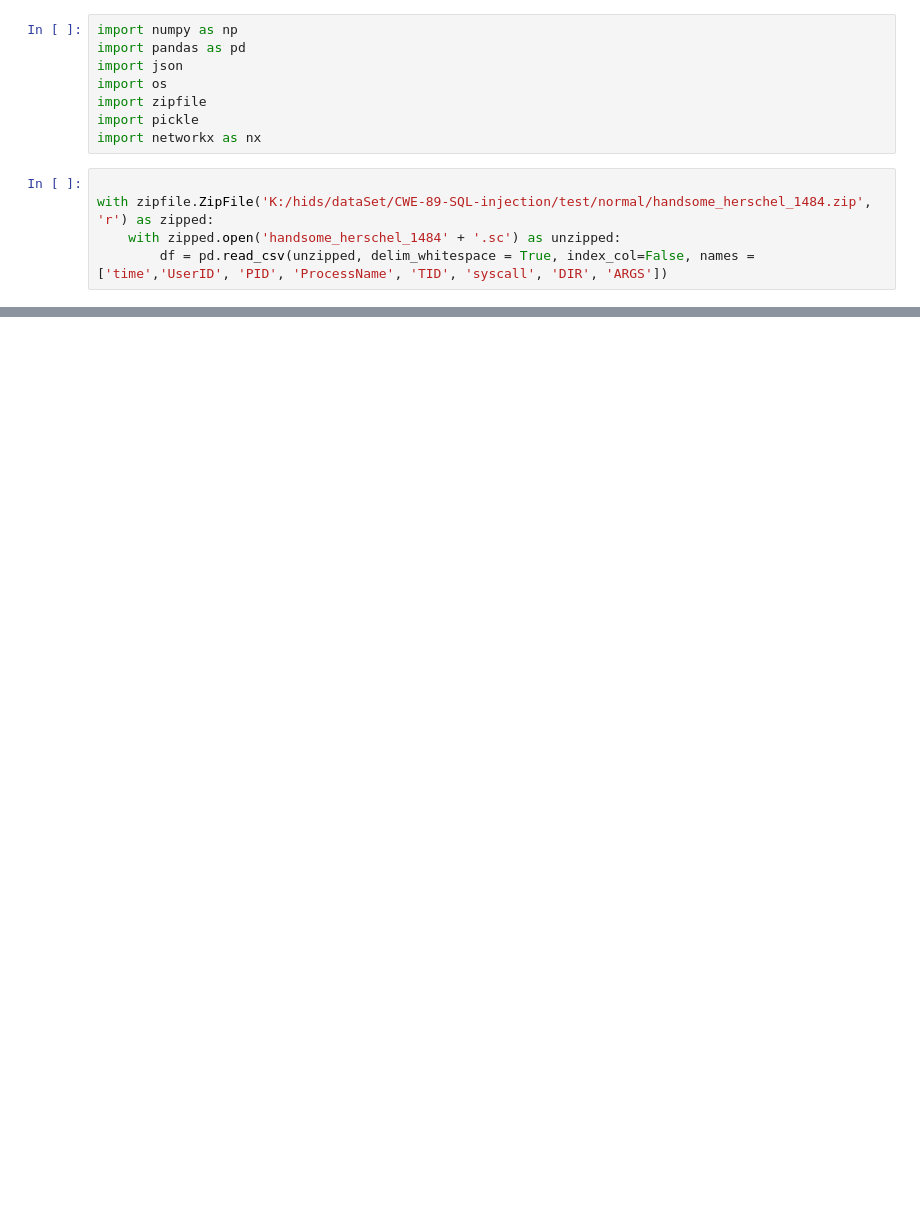
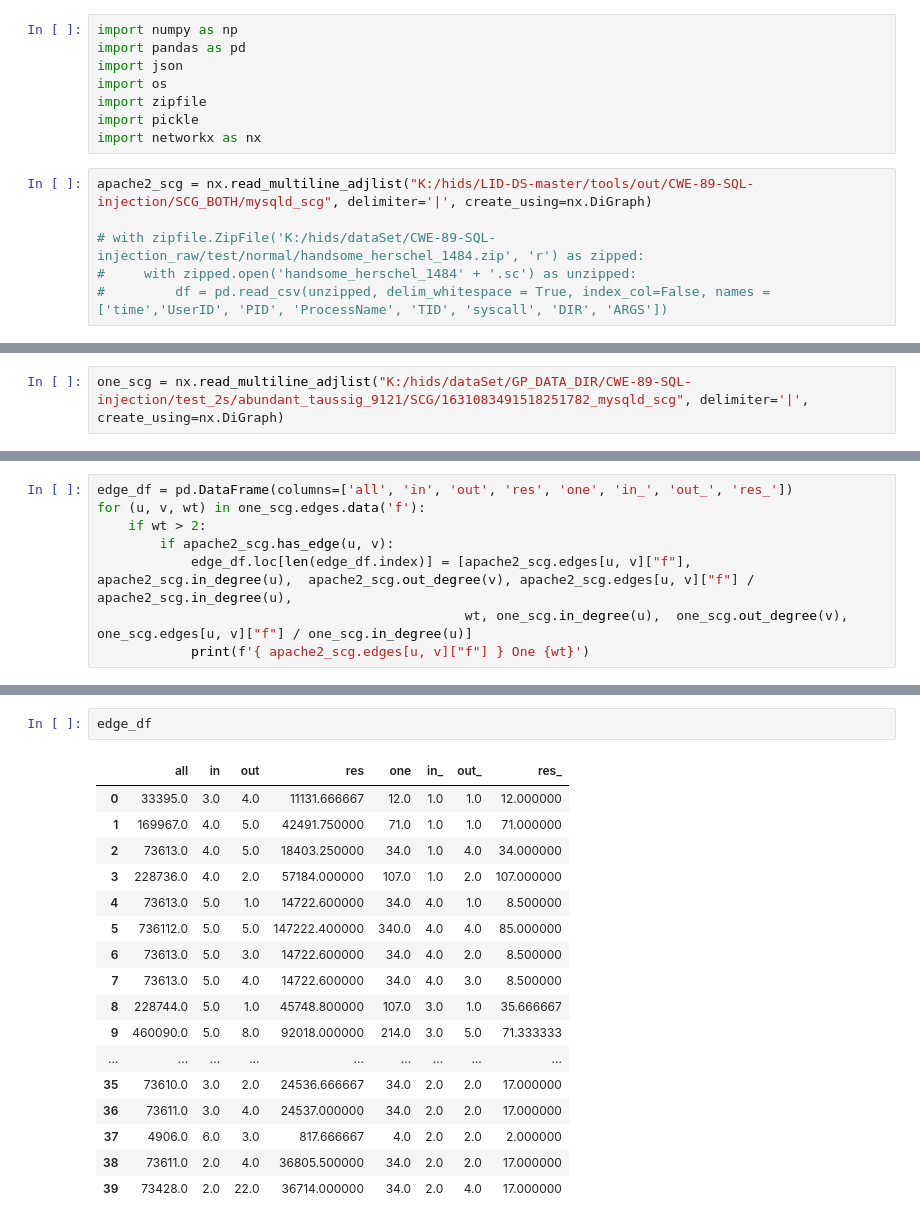
Before and after one commit to paperg/LID-DS-RAW, a Jupyter notebook: tools/analyze/syscall_graph.ipynb, the cells around one changed output, grey strips where cells are left out. Saved outputs shown, nothing was run; the diff lists cells and outputs as text; blank space fills up the shorter version.

```diff
--- a/tools/analyze/syscall_graph.ipynb
+++ b/tools/analyze/syscall_graph.ipynb
@@ -7,7 +7,8 @@ import zipfile
 import pickle
 import networkx as nx
 # %%
+apache2_scg = nx.read_multiline_adjlist("K:/hids/LID-DS-master/tools/out/CWE-89-SQL-injection/SCG_BOTH/mysqld_scg", delimiter='|', create_using=nx.DiGraph)
 
-with zipfile.ZipFile('K:/hids/dataSet/CWE-89-SQL-injection/test/normal/handsome_herschel_1484.zip', 'r') as zipped:
-    with zipped.open('handsome_herschel_1484' + '.sc') as unzipped:
-        df = pd.read_csv(unzipped, delim_whitespace = True, index_col=False, names = ['time','UserID', 'PID', 'ProcessName', 'TID', 'syscall', 'DIR', 'ARGS'])
+# with zipfile.ZipFile('K:/hids/dataSet/CWE-89-SQL-injection_raw/test/normal/handsome_herschel_1484.zip', 'r') as zipped:
+#     with zipped.open('handsome_herschel_1484' + '.sc') as unzipped:
+#         df = pd.read_csv(unzipped, delim_whitespace = True, index_col=False, names = ['time','UserID', 'PID', 'ProcessName', 'TID', 'syscall', 'DIR', 'ARGS'])
@@ -27,0 +15,2 @@ with zipfile.ZipFile('K:/hids/dataSet/CWE-89-SQL-injection/test/normal/handsome_
+# %%
+one_scg = nx.read_multiline_adjlist("K:/hids/dataSet/GP_DATA_DIR/CWE-89-SQL-injection/test_2s/abundant_taussig_9121/SCG/1631083491518251782_mysqld_scg", delimiter='|', create_using=nx.DiGraph)
@@ -27,0 +123,8 @@ with zipfile.ZipFile('K:/hids/dataSet/CWE-89-SQL-injection/test/normal/handsome_
+# %%
+edge_df = pd.DataFrame(columns=['all', 'in', 'out', 'res', 'one', 'in_', 'out_', 'res_'])
+for (u, v, wt) in one_scg.edges.data('f'):
+    if wt > 2:
+        if apache2_scg.has_edge(u, v):
+            edge_df.loc[len(edge_df.index)] = [apache2_scg.edges[u, v]["f"], apache2_scg.in_degree(u),  apache2_scg.out_degree(v), apache2_scg.edges[u, v]["f"] / apache2_scg.in_degree(u),
+                                               wt, one_scg.in_degree(u),  one_scg.out_degree(v), one_scg.edges[u, v]["f"] / one_scg.in_degree(u)]
+            print(f'{ apache2_scg.edges[u, v]["f"] } One {wt}')
@@ -27,0 +149,20 @@ with zipfile.ZipFile('K:/hids/dataSet/CWE-89-SQL-injection/test/normal/handsome_
+# %%
+edge_df
+# %% [output]
+|  | all | in | out | res | one | in_ | out_ | res_ |
+| 0 | 33395.0 | 3.0 | 4.0 | 11131.666667 | 12.0 | 1.0 | 1.0 | 12.000000 |
+| 1 | 169967.0 | 4.0 | 5.0 | 42491.750000 | 71.0 | 1.0 | 1.0 | 71.000000 |
+| 2 | 73613.0 | 4.0 | 5.0 | 18403.250000 | 34.0 | 1.0 | 4.0 | 34.000000 |
+| 3 | 228736.0 | 4.0 | 2.0 | 57184.000000 | 107.0 | 1.0 | 2.0 | 107.000000 |
+| 4 | 73613.0 | 5.0 | 1.0 | 14722.600000 | 34.0 | 4.0 | 1.0 | 8.500000 |
+| 5 | 736112.0 | 5.0 | 5.0 | 147222.400000 | 340.0 | 4.0 | 4.0 | 85.000000 |
+| 6 | 73613.0 | 5.0 | 3.0 | 14722.600000 | 34.0 | 4.0 | 2.0 | 8.500000 |
+| 7 | 73613.0 | 5.0 | 4.0 | 14722.600000 | 34.0 | 4.0 | 3.0 | 8.500000 |
+| 8 | 228744.0 | 5.0 | 1.0 | 45748.800000 | 107.0 | 3.0 | 1.0 | 35.666667 |
+| 9 | 460090.0 | 5.0 | 8.0 | 92018.000000 | 214.0 | 3.0 | 5.0 | 71.333333 |
+| ... | ... | ... | ... | ... | ... | ... | ... | ... |
+| 35 | 73610.0 | 3.0 | 2.0 | 24536.666667 | 34.0 | 2.0 | 2.0 | 17.000000 |
+| 36 | 73611.0 | 3.0 | 4.0 | 24537.000000 | 34.0 | 2.0 | 2.0 | 17.000000 |
+| 37 | 4906.0 | 6.0 | 3.0 | 817.666667 | 4.0 | 2.0 | 2.0 | 2.000000 |
+| 38 | 73611.0 | 2.0 | 4.0 | 36805.500000 | 34.0 | 2.0 | 2.0 | 17.000000 |
+| 39 | 73428.0 | 2.0 | 22.0 | 36714.000000 | 34.0 | 2.0 | 4.0 | 17.000000 |
```
Also changed, not shown: parts of 19 cells of this notebook, 17 other files.
